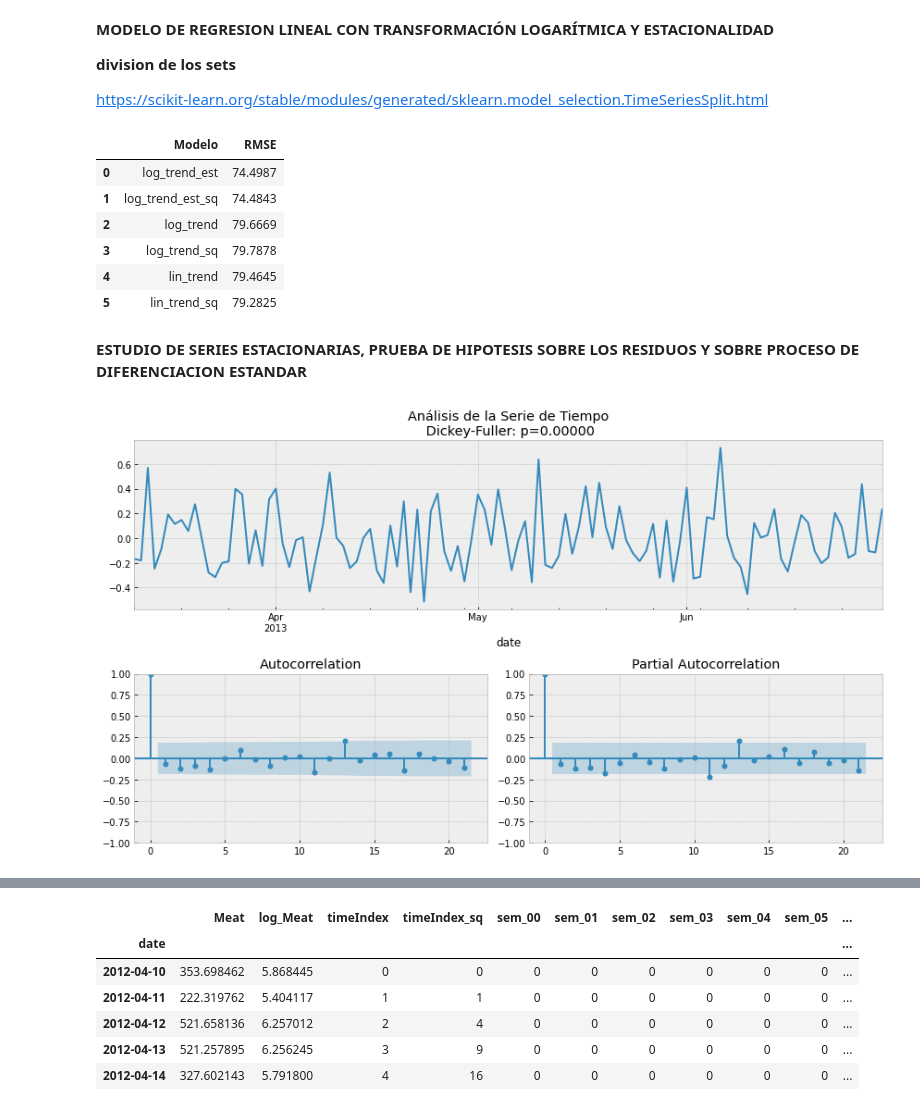
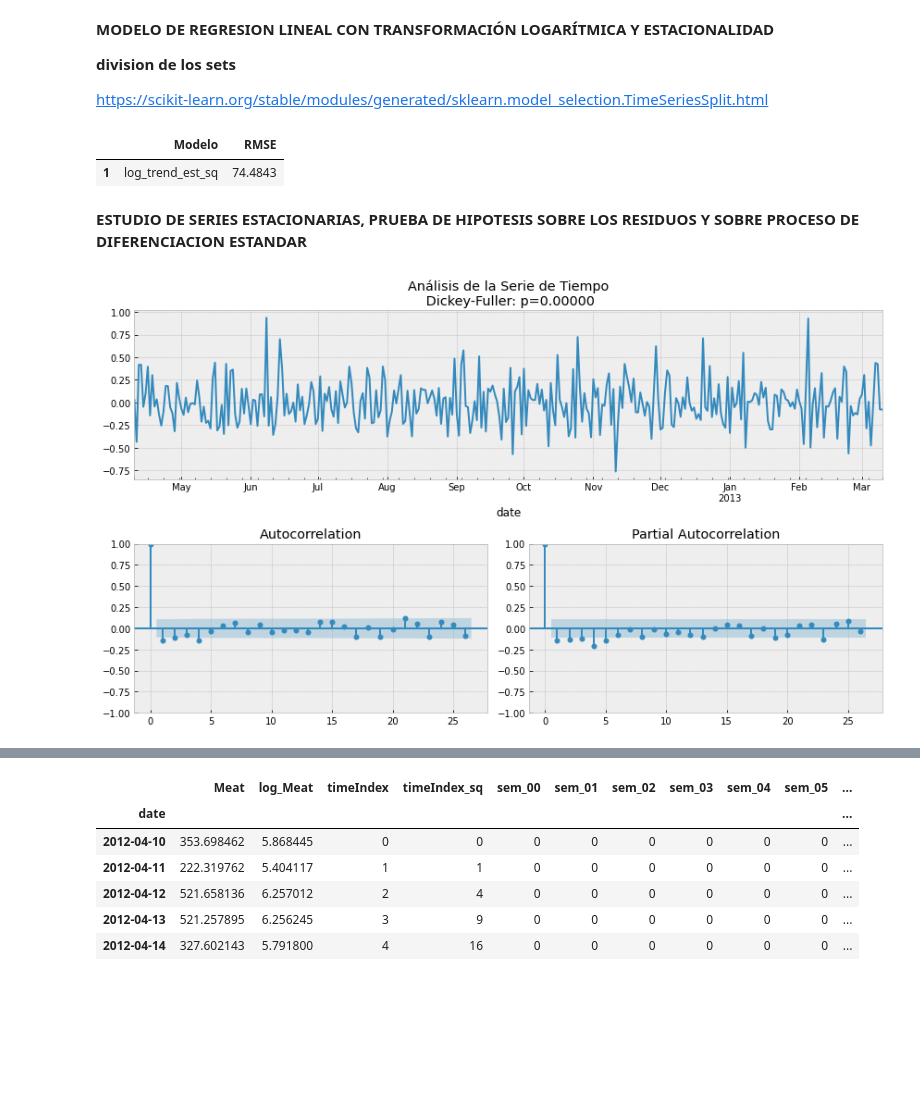
Before and after one commit to AgustinSt1990/tp_final, a Jupyter notebook: TP_FINAL_Machine_Learning.ipynb, the cells around one changed output, grey strips where cells are left out. Cells and saved outputs as stored; diff of their text form; code cells hidden in the pictures; blank space fills up the shorter version.

```diff
--- a/TP_FINAL_Machine_Learning.ipynb
+++ b/TP_FINAL_Machine_Learning.ipynb
@@ -157,11 +165,13 @@ muestra = vectores['Meat']
 modelos = reg.available_models()
 nombre_modelos = reg.def_models()
 
+# iteracion para instanciar el modelo de statsmodels
 for i in range(len(modelos)):
     modelos[i] = modelos[i](muestra, vector)
 
-df_train, df_test = train_test_split(muestra, shuffle=False)
+df_train, df_test = train_test_split(muestra, shuffle=False, test_size=15)
 
+# iteracion para entrenar los modelos instanciados, y almancenar el score de las predicciones
 scores = []
 for i in range(len(modelos)):
     modelos[i] = modelos[i].fit()
@@ -169,32 +179,30 @@ for i in range(len(modelos)):
     if i <= 3: y_pred = np.exp(y_pred) # los primeros 4 modelos predicen sobre el logartimo del target
     scores.append(np.sqrt(mean_squared_error(df_test[vector.target], y_pred)))
 
-resultados = {}
+#resultados = {}
 results = pd.DataFrame([nombre_modelos, scores]).T
+logger.warning('{}) ALTERATION OF VARIABLE TYPE: Cuando creo un dataset a partir de un conjunto de listas, los valores float me los convierte en series tipo "Object"')
 results.columns = ['Modelo', 'RMSE']
 
 
 optimized_model = modelos[pd.Series(scores).idxmin()]
-# %%
-results
-# %% [output]
-|  | Modelo | RMSE |
-| 0 | log_trend_est | 74.4987 |
-| 1 | log_trend_est_sq | 74.4843 |
-| 2 | log_trend | 79.6669 |
-| 3 | log_trend_sq | 79.7878 |
-| 4 | lin_trend | 79.4645 |
-| 5 | lin_trend_sq | 79.2825 |
+# %%
+# check for optimized model
+type(results.RMSE)
+results.loc[results.RMSE.astype('float64').idxmin()].to_frame().T
+# %% [output]
+|  | Modelo | RMSE |
+| 1 | log_trend_est_sq | 74.4843 |
 # %% [markdown]
 **ESTUDIO DE SERIES ESTACIONARIAS, PRUEBA DE HIPOTESIS SOBRE LOS RESIDUOS Y SOBRE PROCESO DE DIFERENCIACION ESTANDAR**
 # %%
-y_test = df_test['log_Meat']
-y_real = df_test['Meat']
+y_test = df_train['log_Meat']
+y_real = df_train['Meat']
 
-y_pred = optimized_model.predict(df_test)
+y_pred = optimized_model.predict(df_train)
 
 residuo = y_test - y_pred
 
 arima.params_set_plot(residuo)
 # %% [output]
-[figure, old version]
+[figure, new version]
```
Also changed, not shown: parts of 13 cells of this notebook, 2 other files.
